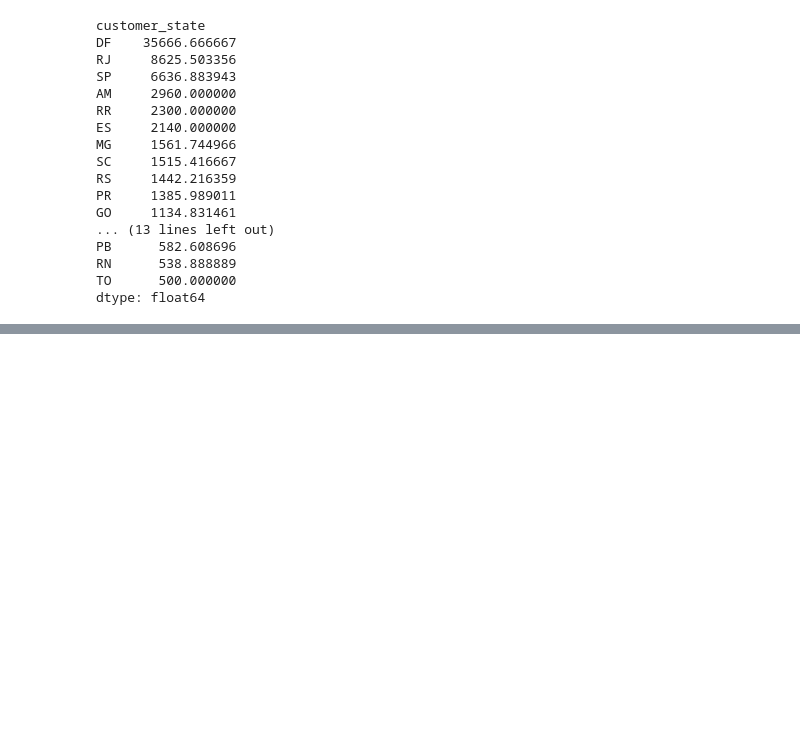
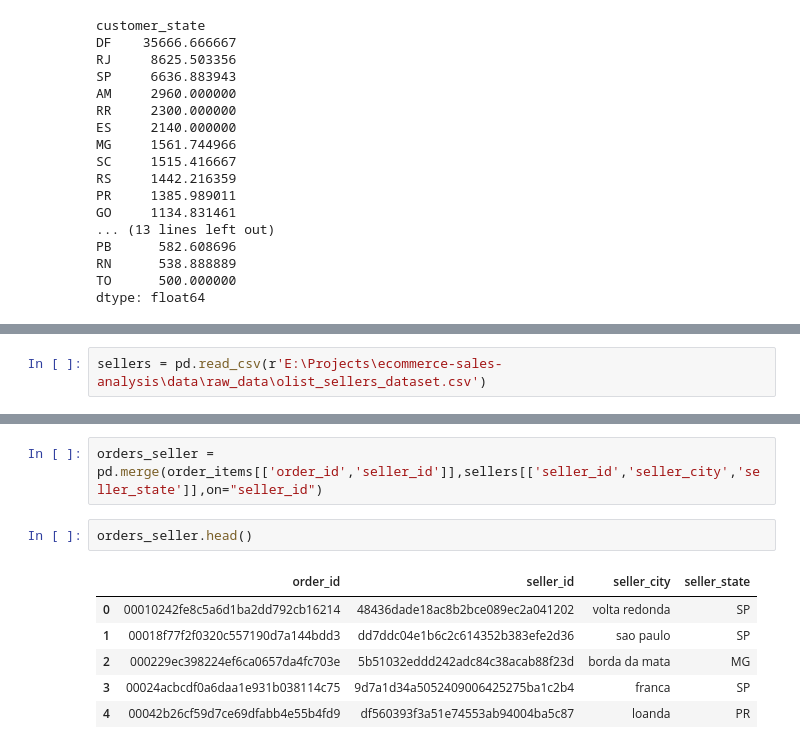
Before and after one commit to Shamitha-ramya/ecommerce-sales-analysis, a Jupyter notebook: notebook/orders.ipynb, the cells around one changed output, grey strips where cells are left out. Drawn from its saved outputs; the diff is of its cells as text; blank space fills up the shorter version.

```diff
--- a/notebook/orders.ipynb
+++ b/notebook/orders.ipynb
@@ -185,0 +188,2 @@ dtype: float64
+# %%
+sellers = pd.read_csv(r'E:\Projects\ecommerce-sales-analysis\data\raw_data\olist_sellers_dataset.csv')
@@ -185,0 +204,11 @@ dtype: float64
+# %%
+orders_seller = pd.merge(order_items[['order_id','seller_id']],sellers[['seller_id','seller_city','seller_state']],on="seller_id")
+# %%
+orders_seller.head()
+# %% [output]
+|  | order_id | seller_id | seller_city | seller_state |
+| 0 | 00010242fe8c5a6d1ba2dd792cb16214 | 48436dade18ac8b2bce089ec2a041202 | volta redonda | SP |
+| 1 | 00018f77f2f0320c557190d7a144bdd3 | dd7ddc04e1b6c2c614352b383efe2d36 | sao paulo | SP |
+| 2 | 000229ec398224ef6ca0657da4fc703e | 5b51032eddd242adc84c38acab88f23d | borda da mata | MG |
+| 3 | 00024acbcdf0a6daa1e931b038114c75 | 9d7a1d34a5052409006425275ba1c2b4 | franca | SP |
+| 4 | 00042b26cf59d7ce69dfabb4e55b4fd9 | df560393f3a51e74553ab94004ba5c87 | loanda | PR |
```
Also changed, not shown: parts of 37 cells of this notebook.
